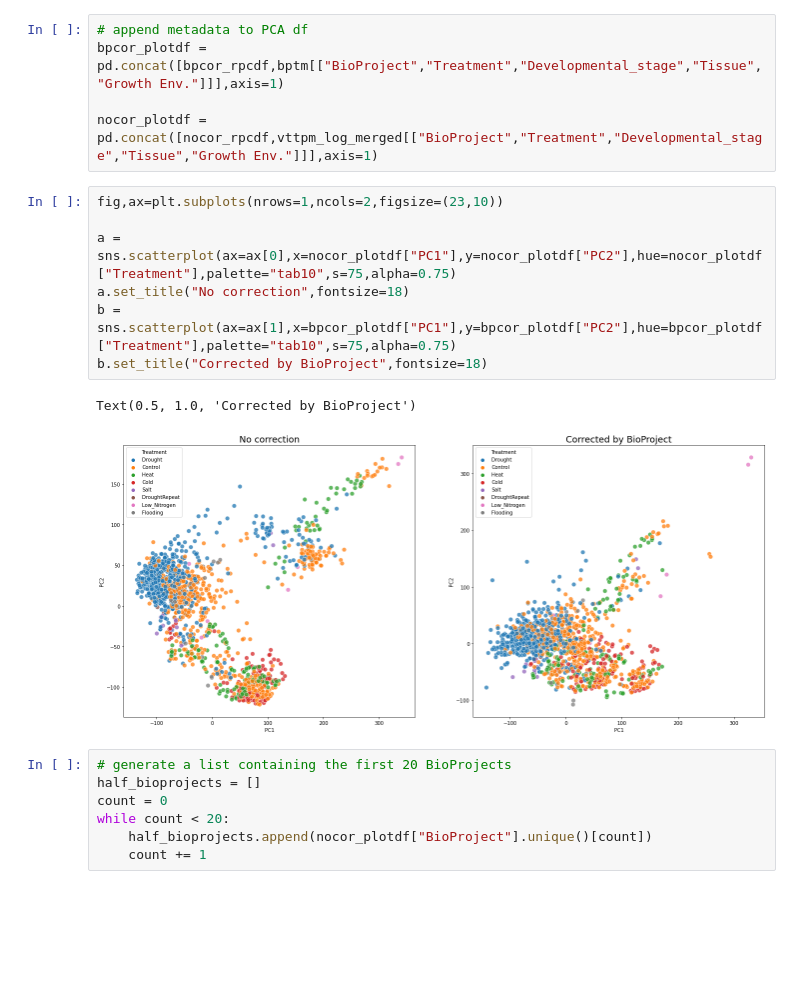
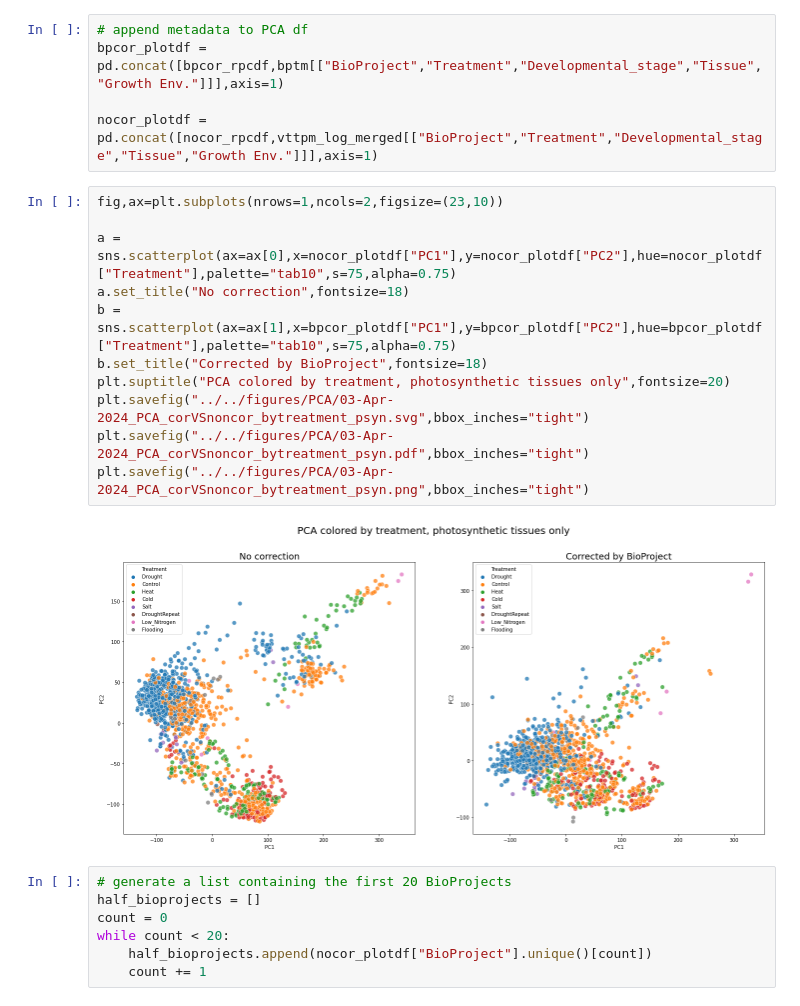
Before and after one commit to achpardo/core-stress-transcriptome, a Jupyter notebook: notebooks/exploratory_analyses/photosynthetic_tissues_combat_pca.ipynb, the cells around one changed output. Saved outputs shown, nothing was run; the diff lists cells and outputs as text; blank space fills up the shorter version.

```diff
--- a/notebooks/exploratory_analyses/photosynthetic_tissues_combat_pca.ipynb
+++ b/notebooks/exploratory_analyses/photosynthetic_tissues_combat_pca.ipynb
@@ -195,13 +203,16 @@ nocor_plotdf = pd.concat([nocor_rpcdf,vttpm_log_merged[["BioProject","Treatment"
 # %%
 fig,ax=plt.subplots(nrows=1,ncols=2,figsize=(23,10))
 
 a = sns.scatterplot(ax=ax[0],x=nocor_plotdf["PC1"],y=nocor_plotdf["PC2"],hue=nocor_plotdf["Treatment"],palette="tab10",s=75,alpha=0.75)
 a.set_title("No correction",fontsize=18)
 b = sns.scatterplot(ax=ax[1],x=bpcor_plotdf["PC1"],y=bpcor_plotdf["PC2"],hue=bpcor_plotdf["Treatment"],palette="tab10",s=75,alpha=0.75)
 b.set_title("Corrected by BioProject",fontsize=18)
+plt.suptitle("PCA colored by treatment, photosynthetic tissues only",fontsize=20)
+plt.savefig("../../figures/PCA/03-Apr-2024_PCA_corVSnoncor_bytreatment_psyn.svg",bbox_inches="tight")
+plt.savefig("../../figures/PCA/03-Apr-2024_PCA_corVSnoncor_bytreatment_psyn.pdf",bbox_inches="tight")
+plt.savefig("../../figures/PCA/03-Apr-2024_PCA_corVSnoncor_bytreatment_psyn.png",bbox_inches="tight")
 # %% [output]
-Text(0.5, 1.0, 'Corrected by BioProject')
-[figure, old version]
+[figure, new version]
 # %%
 # generate a list containing the first 20 BioProjects
 half_bioprojects = []
```
Also changed, not shown: parts of 7 cells of this notebook, 9 other files.
